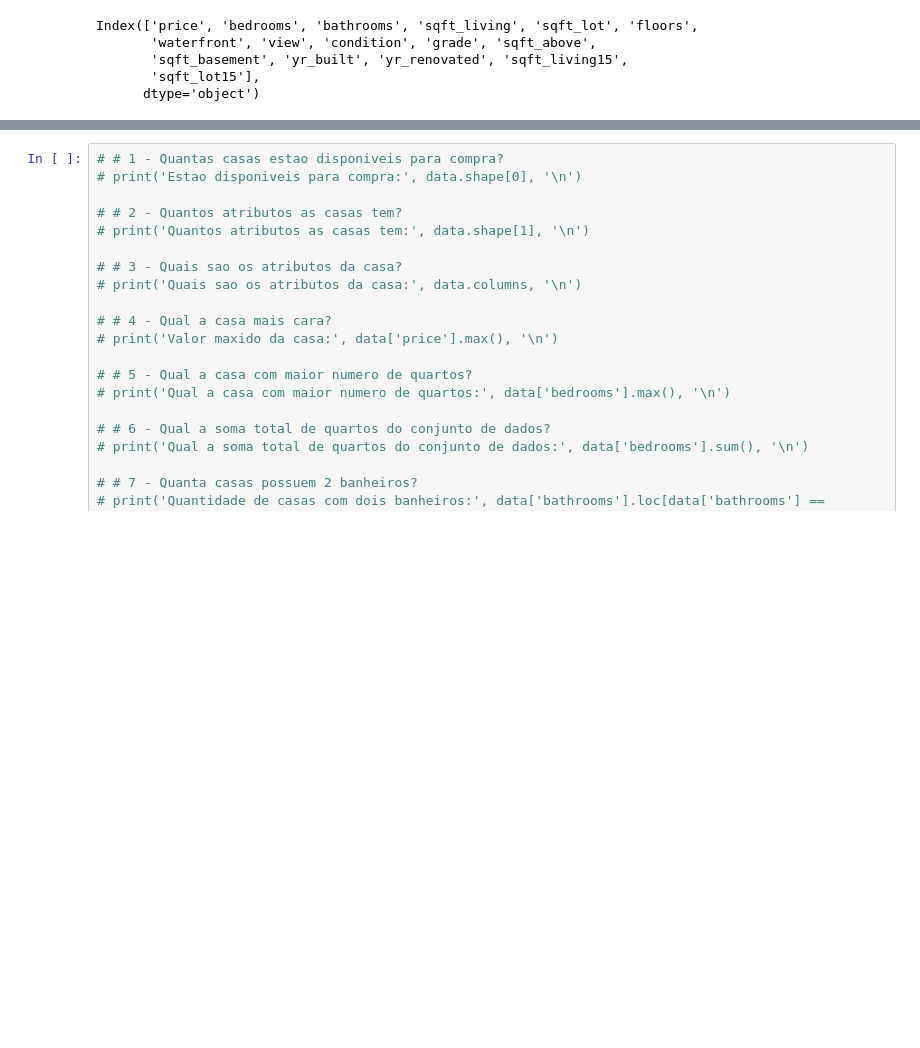
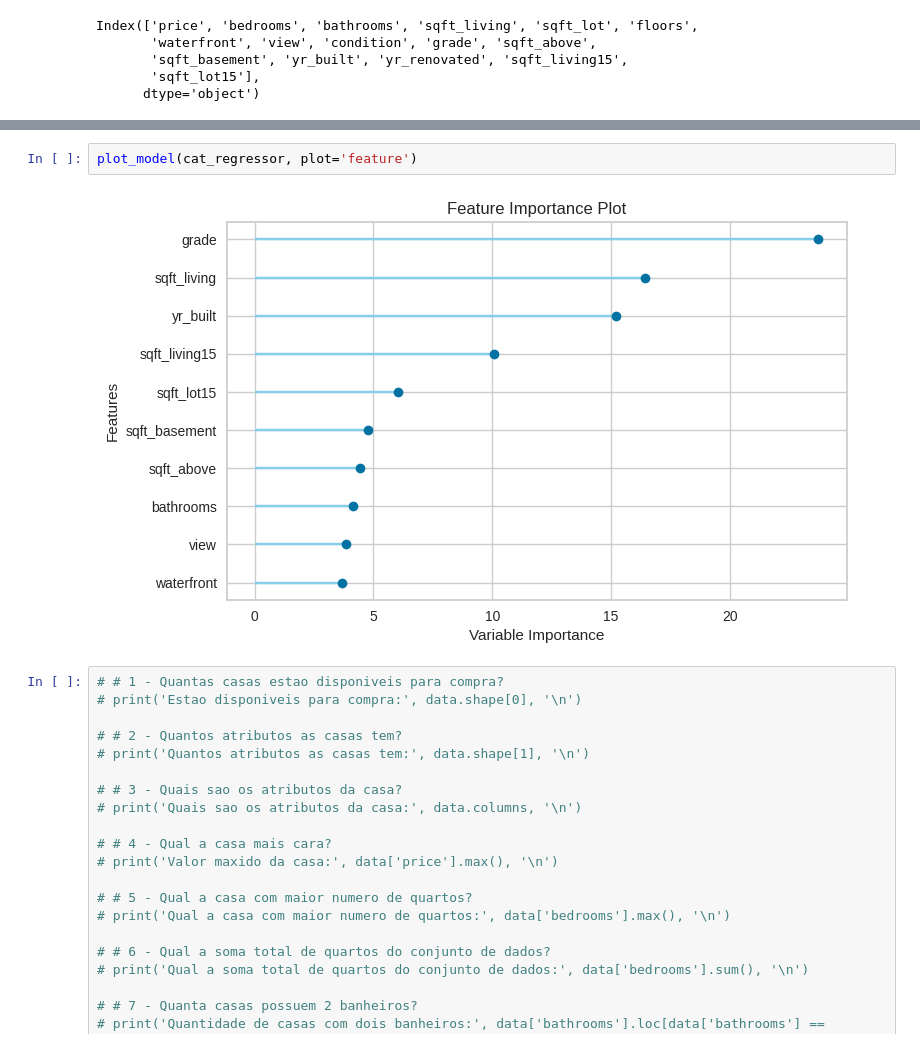
Before and after one commit to MaksonViini/Project-Price-houses, a Jupyter notebook: Price-houses.ipynb, the cells around one changed output, grey strips where cells are left out. Drawn from its saved outputs; the diff is of its cells as text; blank space fills up the shorter version.

```diff
--- a/Price-houses.ipynb
+++ b/Price-houses.ipynb
@@ -116,3 +108,7 @@ IntProgress(value=0, description='Processing: ', max=99)
+# %%
+plot_model(cat_regressor, plot='feature')
+# %% [output]
+[figure, added]
 # %%
 # # 1 - Quantas casas estao disponiveis para compra?
 # print('Estao disponiveis para compra:', data.shape[0], '\n')
```
Also changed, not shown: parts of 6 cells of this notebook.
